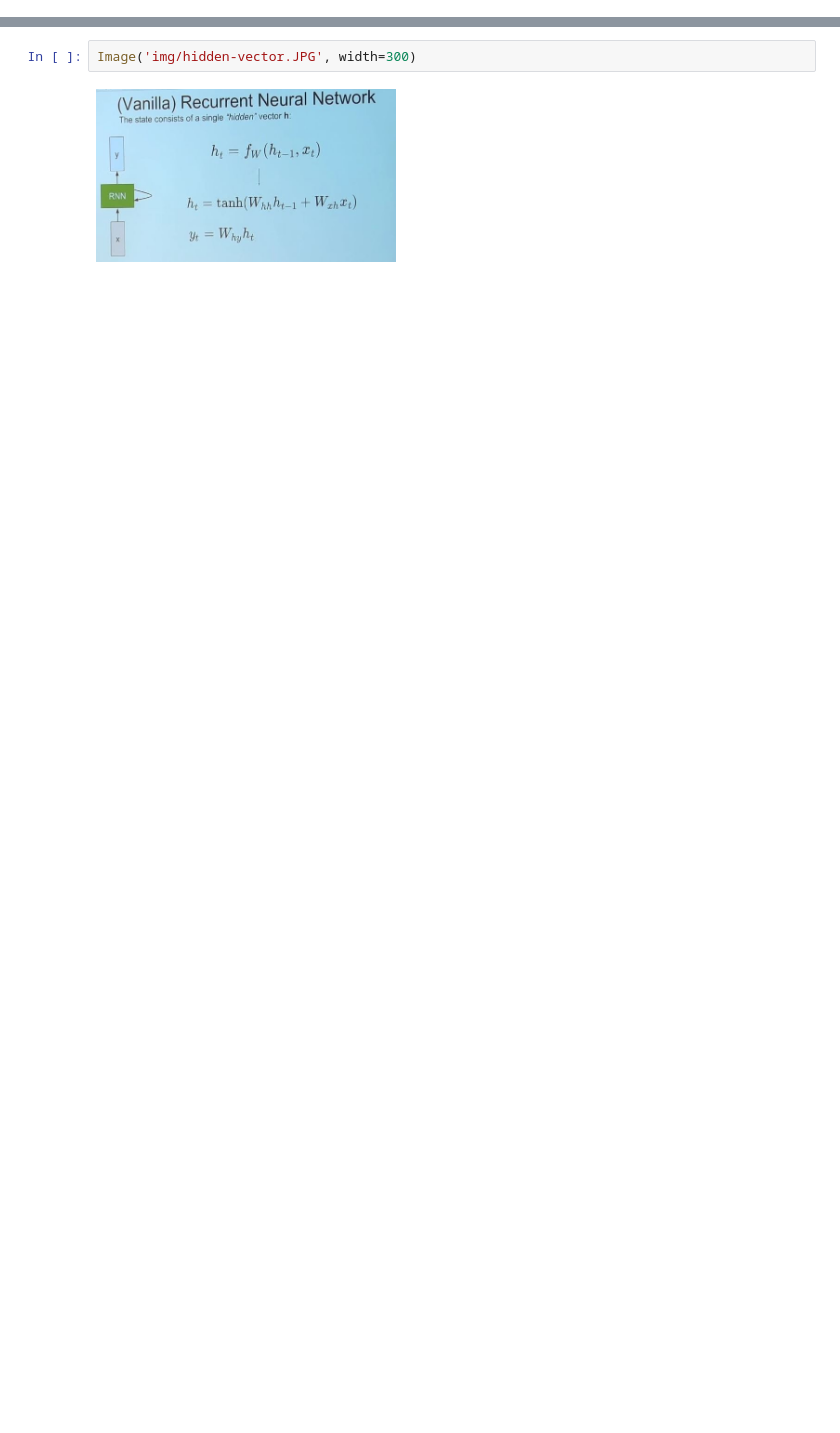
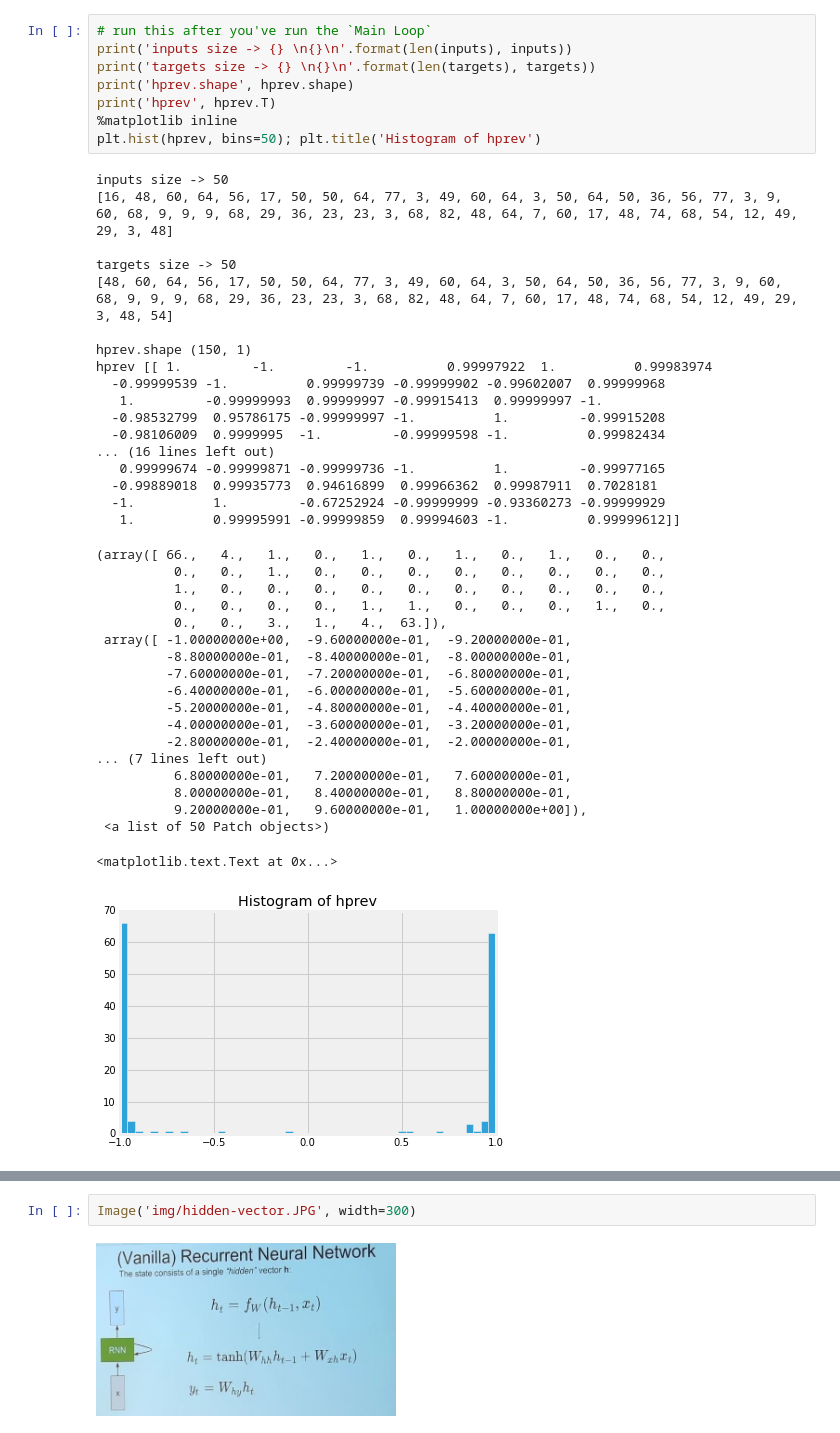
Before and after one commit to JLee21/Recurrent-Neural-Networks, a Jupyter notebook: min-char-rnn.ipynb, the cells around one changed output, grey strips where cells are left out. Saved outputs shown, nothing was run; the diff lists cells and outputs as text; blank space fills up the shorter version.

```diff
--- a/min-char-rnn.ipynb
+++ b/min-char-rnn.ipynb
@@ -75,0 +57,45 @@ array([[ 0.],
+# %%
+# run this after you've run the `Main Loop`
+print('inputs size -> {} \n{}\n'.format(len(inputs), inputs))
+print('targets size -> {} \n{}\n'.format(len(targets), targets))
+print('hprev.shape', hprev.shape)
+print('hprev', hprev.T)
+%matplotlib inline
+plt.hist(hprev, bins=50); plt.title('Histogram of hprev')
+# %% [output]
+inputs size -> 50
+[16, 48, 60, 64, 56, 17, 50, 50, 64, 77, 3, 49, 60, 64, 3, 50, 64, 50, 36, 56, 77, 3, 9, 60, 68, 9, 9, 9, 68, 29, 36, 23, 23, 3, 68, 82, 48, 64, 7, 60, 17, 48, 74, 68, 54, 12, 49, 29, 3, 48]
+
+targets size -> 50
+[48, 60, 64, 56, 17, 50, 50, 64, 77, 3, 49, 60, 64, 3, 50, 64, 50, 36, 56, 77, 3, 9, 60, 68, 9, 9, 9, 68, 29, 36, 23, 23, 3, 68, 82, 48, 64, 7, 60, 17, 48, 74, 68, 54, 12, 49, 29, 3, 48, 54]
+
+hprev.shape (150, 1)
+hprev [[ 1.         -1.         -1.          0.99997922  1.          0.99983974
+  -0.99999539 -1.          0.99999739 -0.99999902 -0.99602007  0.99999968
+   1.         -0.99999993  0.99999997 -0.99915413  0.99999997 -1.
+  -0.98532799  0.95786175 -0.99999997 -1.          1.         -0.99915208
+  -0.98106009  0.9999995  -1.         -0.99999598 -1.          0.99982434
+... (16 lines left out)
+   0.99999674 -0.99999871 -0.99999736 -1.          1.         -0.99977165
+  -0.99889018  0.99935773  0.94616899  0.99966362  0.99987911  0.7028181
+  -1.          1.         -0.67252924 -0.99999999 -0.93360273 -0.99999929
+   1.          0.99995991 -0.99999859  0.99994603 -1.          0.99999612]]
+(array([ 66.,   4.,   1.,   0.,   1.,   0.,   1.,   0.,   1.,   0.,   0.,
+          0.,   0.,   1.,   0.,   0.,   0.,   0.,   0.,   0.,   0.,   0.,
+          1.,   0.,   0.,   0.,   0.,   0.,   0.,   0.,   0.,   0.,   0.,
+          0.,   0.,   0.,   0.,   1.,   1.,   0.,   0.,   0.,   1.,   0.,
+          0.,   0.,   3.,   1.,   4.,  63.]),
+ array([ -1.00000000e+00,  -9.60000000e-01,  -9.20000000e-01,
+         -8.80000000e-01,  -8.40000000e-01,  -8.00000000e-01,
+         -7.60000000e-01,  -7.20000000e-01,  -6.80000000e-01,
+         -6.40000000e-01,  -6.00000000e-01,  -5.60000000e-01,
+         -5.20000000e-01,  -4.80000000e-01,  -4.40000000e-01,
+         -4.00000000e-01,  -3.60000000e-01,  -3.20000000e-01,
+         -2.80000000e-01,  -2.40000000e-01,  -2.00000000e-01,
+... (7 lines left out)
+          6.80000000e-01,   7.20000000e-01,   7.60000000e-01,
+          8.00000000e-01,   8.40000000e-01,   8.80000000e-01,
+          9.20000000e-01,   9.60000000e-01,   1.00000000e+00]),
+ <a list of 50 Patch objects>)
+<matplotlib.text.Text at 0x...>
+[figure, added]
```
Also changed, not shown: parts of 13 cells of this notebook, 2 other files.
